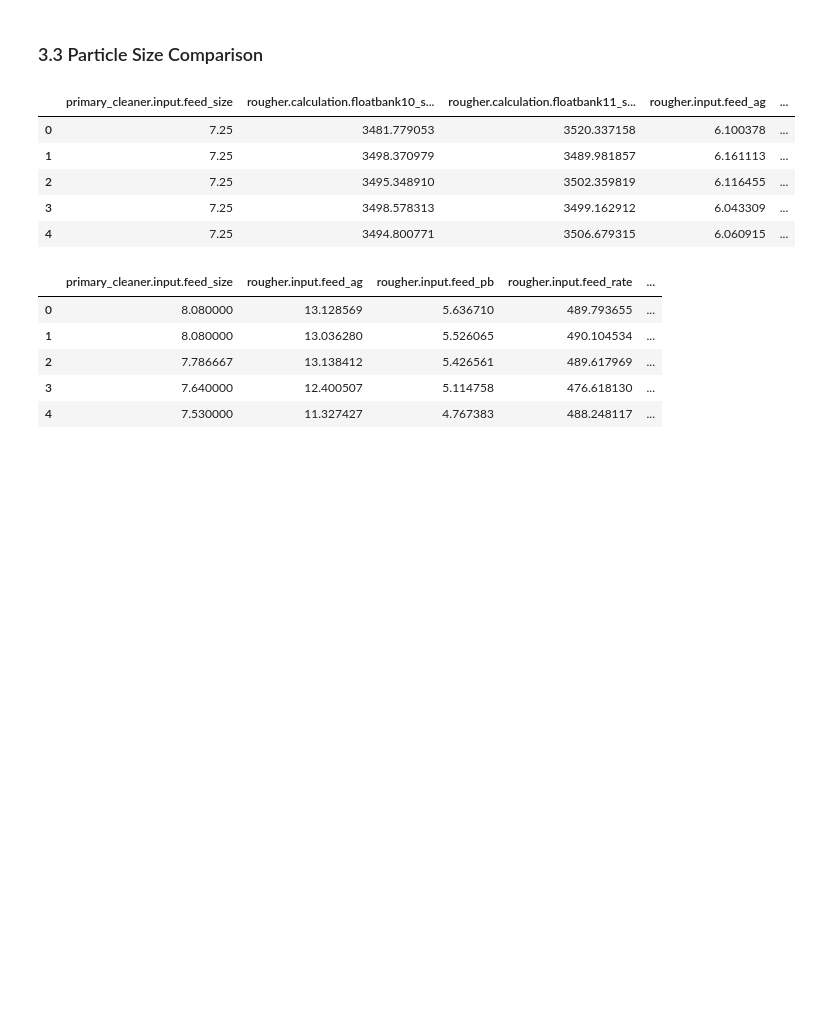
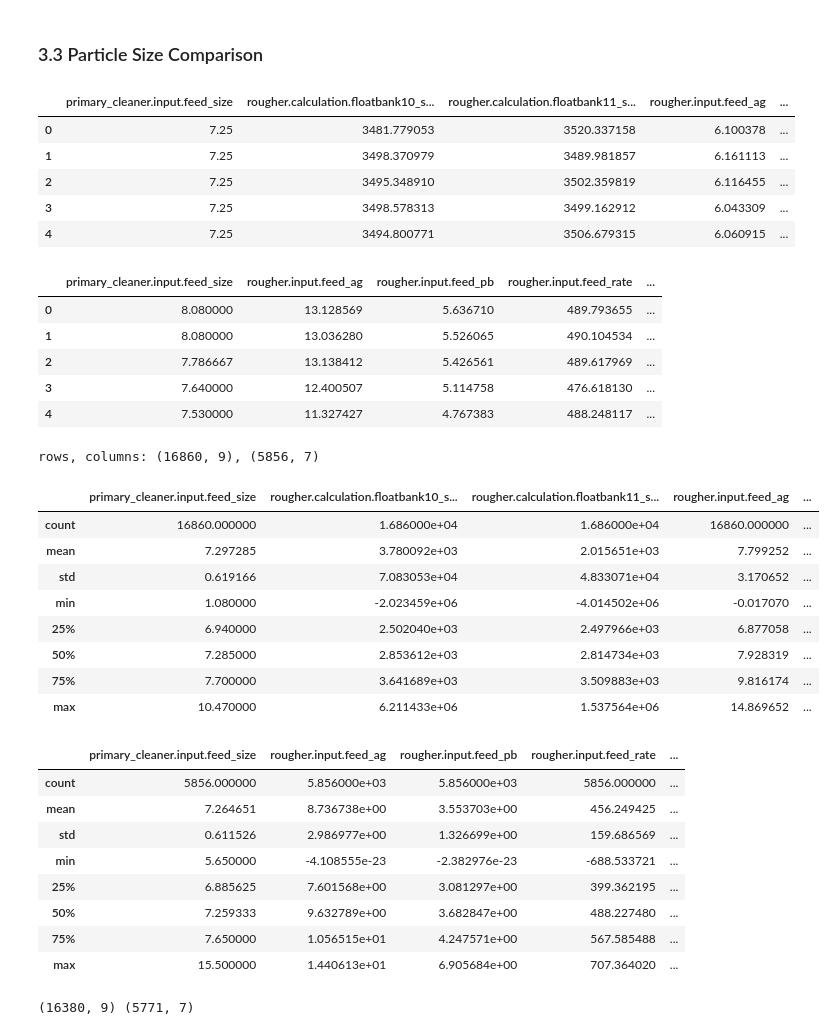
Before and after one commit to Vyncent-vdW/sprint_ten_gold_mining_project, a Jupyter notebook: sprint_ten_gold_mining_project_nb.ipynb, the cells around one changed output. Drawn from its saved outputs; the diff is of its cells as text; code cells hidden in the pictures; blank space fills up the shorter version.

```diff
--- a/sprint_ten_gold_mining_project_nb.ipynb
+++ b/sprint_ten_gold_mining_project_nb.ipynb
@@ -1471,5 +1474,6 @@ test_feed = test_df.filter(like='feed').head()
 # %%
-display(train_feed, test_feed)
+display(train_feed.head(), test_feed.head())
+print(f'rows, columns: {train_feed.shape}, {test_feed.shape}')
 # %% [output]
 |  | primary_cleaner.input.feed_size | rougher.calculation.floatbank10_s... | rougher.calculation.floatbank11_s... | rougher.input.feed_ag | ... |
 | 0 | 7.25 | 3481.779053 | 3520.337158 | 6.100378 | ... |
@@ -1483,3 +1487,31 @@ display(train_feed, test_feed)
 | 2 | 7.786667 | 13.138412 | 5.426561 | 489.617969 | ... |
 | 3 | 7.640000 | 12.400507 | 5.114758 | 476.618130 | ... |
 | 4 | 7.530000 | 11.327427 | 4.767383 | 488.248117 | ... |
+rows, columns: (16860, 9), (5856, 7)
+# %%
+display(train_feed.describe(), test_feed.describe())
+# %% [output]
+|  | primary_cleaner.input.feed_size | rougher.calculation.floatbank10_s... | rougher.calculation.floatbank11_s... | rougher.input.feed_ag | ... |
+| count | 16860.000000 | 1.686000e+04 | 1.686000e+04 | 16860.000000 | ... |
+| mean | 7.297285 | 3.780092e+03 | 2.015651e+03 | 7.799252 | ... |
+| std | 0.619166 | 7.083053e+04 | 4.833071e+04 | 3.170652 | ... |
+| min | 1.080000 | -2.023459e+06 | -4.014502e+06 | -0.017070 | ... |
+| 25% | 6.940000 | 2.502040e+03 | 2.497966e+03 | 6.877058 | ... |
+| 50% | 7.285000 | 2.853612e+03 | 2.814734e+03 | 7.928319 | ... |
+| 75% | 7.700000 | 3.641689e+03 | 3.509883e+03 | 9.816174 | ... |
+| max | 10.470000 | 6.211433e+06 | 1.537564e+06 | 14.869652 | ... |
+|  | primary_cleaner.input.feed_size | rougher.input.feed_ag | rougher.input.feed_pb | rougher.input.feed_rate | ... |
+| count | 5856.000000 | 5.856000e+03 | 5.856000e+03 | 5856.000000 | ... |
+| mean | 7.264651 | 8.736738e+00 | 3.553703e+00 | 456.249425 | ... |
+| std | 0.611526 | 2.986977e+00 | 1.326699e+00 | 159.686569 | ... |
+| min | 5.650000 | -4.108555e-23 | -2.382976e-23 | -688.533721 | ... |
+| 25% | 6.885625 | 7.601568e+00 | 3.081297e+00 | 399.362195 | ... |
+| 50% | 7.259333 | 9.632789e+00 | 3.682847e+00 | 488.227480 | ... |
+| 75% | 7.650000 | 1.056515e+01 | 4.247571e+00 | 567.585488 | ... |
+| max | 15.500000 | 1.440613e+01 | 6.905684e+00 | 707.364020 | ... |
+# %%
+train_feed_filtered = train_feed[(train_feed['rougher.input.feed_size'] >= 20) & (train_feed['rougher.input.feed_size'] <= 125)]
+test_feed_filtered = test_feed[(test_feed['rougher.input.feed_size'] >= 20) & (test_feed['rougher.input.feed_size'] <= 125)]
+print(train_feed_filtered.shape, test_feed_filtered.shape)
+# %% [output]
+(16380, 9) (5771, 7)
```
Also changed, not shown: parts of 30 cells of this notebook.
